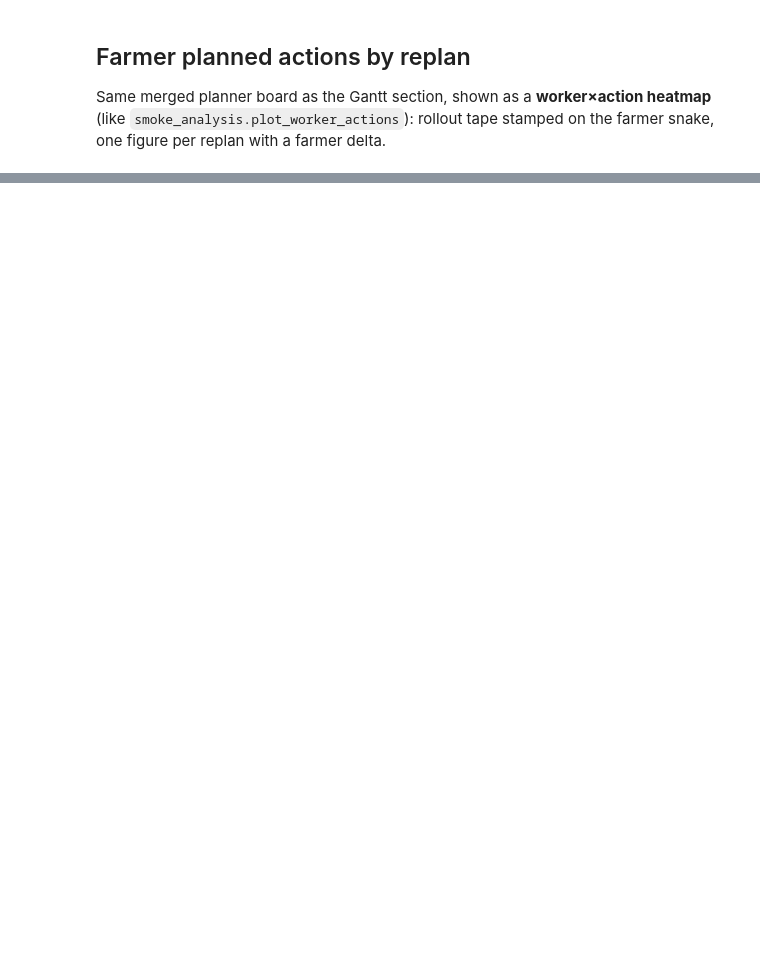
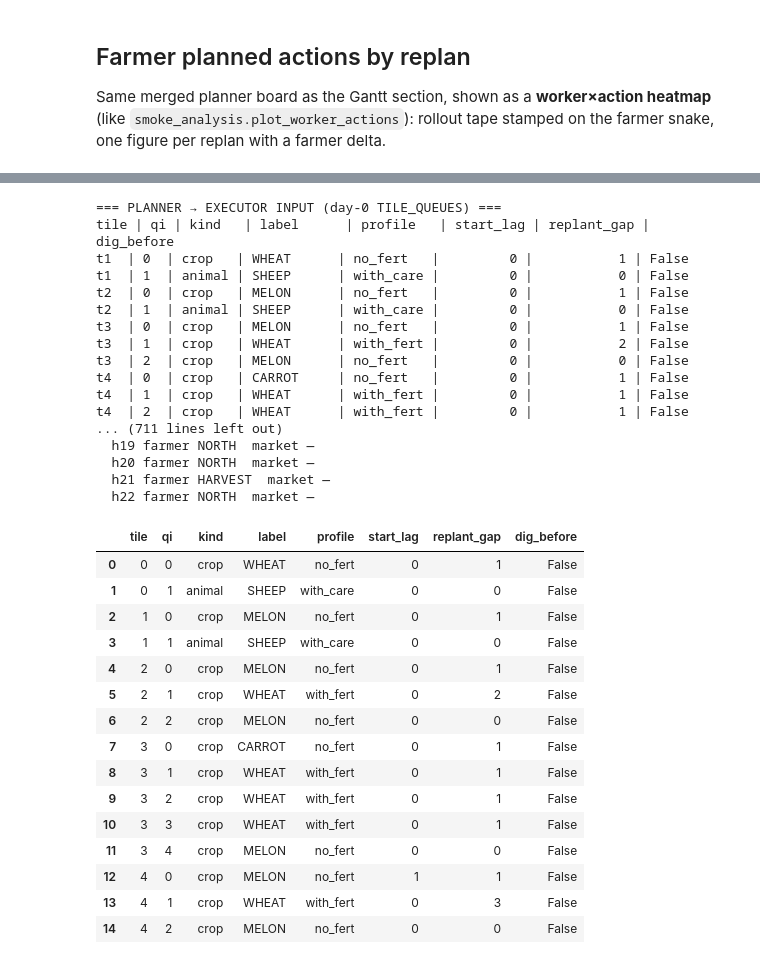
Before and after one commit to vlainic/kaggriculture, a Jupyter notebook: experiments/milos-simplification.ipynb, the cells around one changed output, grey strips where cells are left out. Saved outputs shown, nothing was run; the diff lists cells and outputs as text; code cells hidden in the pictures; blank space fills up the shorter version.

```diff
--- a/experiments/milos-simplification.ipynb
+++ b/experiments/milos-simplification.ipynb
@@ -126,0 +126,61 @@ plotted 6/23 planned-action heatmaps
+# %%
+from milos.diagnostics import (
+    planner_queue_rows,
+    print_planner_executor_trace,
+    wsp_chain_rows,
+)
+from milos.script import TILE_QUEUES
+
+# Reuse `board, result` from build_day0 above; queues match script.TILE_QUEUES at import.
+MAX_DAYS = None  # int e.g. 3 to truncate; None = all 30 days
+DAY_RANGE = range(MAX_DAYS) if MAX_DAYS is not None else None
+
+_episode_rows = print_planner_executor_trace(
+    tile_queues=TILE_QUEUES,
+    wsp_rows=wsp_chain_rows(result),
+    days=DAY_RANGE,
+    show_pass=False,
+    run_episode=True,
+)
+
+# DataFrame-friendly tables (optional)
+try:
+    import pandas as pd
+
+    display(pd.DataFrame(planner_queue_rows(TILE_QUEUES)))
+except ImportError:
+    pass
+# %% [output]
+=== PLANNER → EXECUTOR INPUT (day-0 TILE_QUEUES) ===
+tile | qi | kind   | label      | profile   | start_lag | replant_gap | dig_before
+t1  | 0  | crop   | WHEAT      | no_fert   |         0 |           1 | False
+t1  | 1  | animal | SHEEP      | with_care |         0 |           0 | False
+t2  | 0  | crop   | MELON      | no_fert   |         0 |           1 | False
+t2  | 1  | animal | SHEEP      | with_care |         0 |           0 | False
+t3  | 0  | crop   | MELON      | no_fert   |         0 |           1 | False
+t3  | 1  | crop   | WHEAT      | with_fert |         0 |           2 | False
+t3  | 2  | crop   | MELON      | no_fert   |         0 |           0 | False
+t4  | 0  | crop   | CARROT     | no_fert   |         0 |           1 | False
+t4  | 1  | crop   | WHEAT      | with_fert |         0 |           1 | False
+t4  | 2  | crop   | WHEAT      | with_fert |         0 |           1 | False
+... (711 lines left out)
+  h19 farmer NORTH  market —
+  h20 farmer NORTH  market —
+  h21 farmer HARVEST  market —
+  h22 farmer NORTH  market —
+|  | tile | qi | kind | label | profile | start_lag | replant_gap | dig_before |
+| 0 | 0 | 0 | crop | WHEAT | no_fert | 0 | 1 | False |
+| 1 | 0 | 1 | animal | SHEEP | with_care | 0 | 0 | False |
+| 2 | 1 | 0 | crop | MELON | no_fert | 0 | 1 | False |
+| 3 | 1 | 1 | animal | SHEEP | with_care | 0 | 0 | False |
+| 4 | 2 | 0 | crop | MELON | no_fert | 0 | 1 | False |
+| 5 | 2 | 1 | crop | WHEAT | with_fert | 0 | 2 | False |
+| 6 | 2 | 2 | crop | MELON | no_fert | 0 | 0 | False |
+| 7 | 3 | 0 | crop | CARROT | no_fert | 0 | 1 | False |
+| 8 | 3 | 1 | crop | WHEAT | with_fert | 0 | 1 | False |
+| 9 | 3 | 2 | crop | WHEAT | with_fert | 0 | 1 | False |
+| 10 | 3 | 3 | crop | WHEAT | with_fert | 0 | 1 | False |
+| 11 | 3 | 4 | crop | MELON | no_fert | 0 | 0 | False |
+| 12 | 4 | 0 | crop | MELON | no_fert | 1 | 1 | False |
+| 13 | 4 | 1 | crop | WHEAT | with_fert | 0 | 3 | False |
+| 14 | 4 | 2 | crop | MELON | no_fert | 0 | 0 | False |
```
Also changed, not shown: parts of 5 cells of this notebook, 3 other files.
